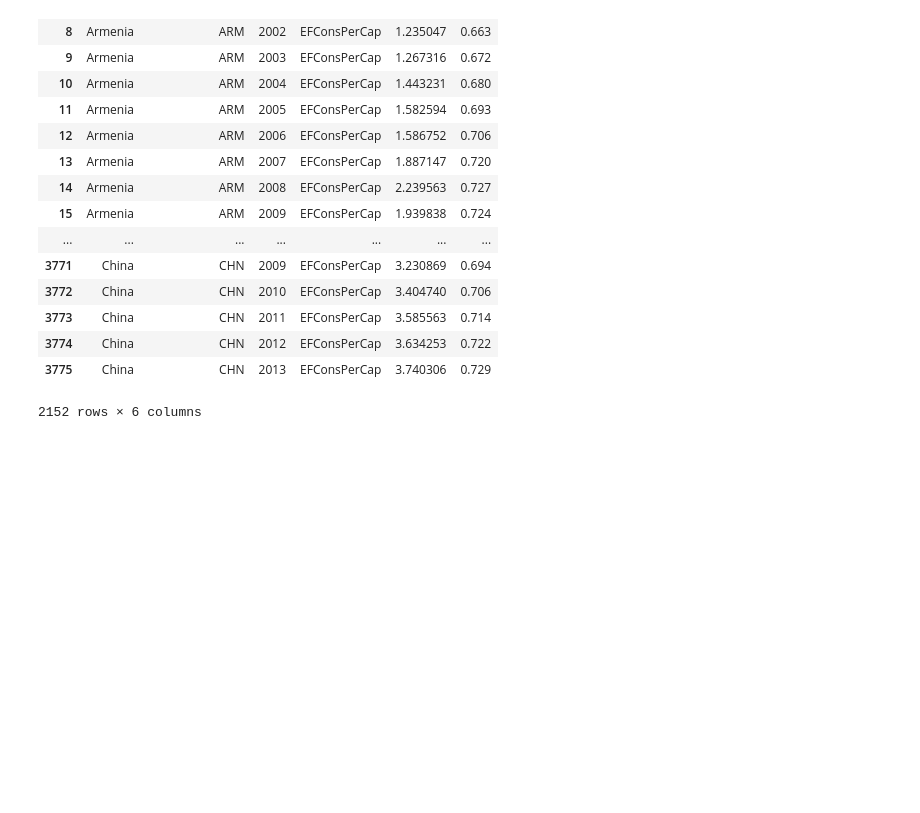
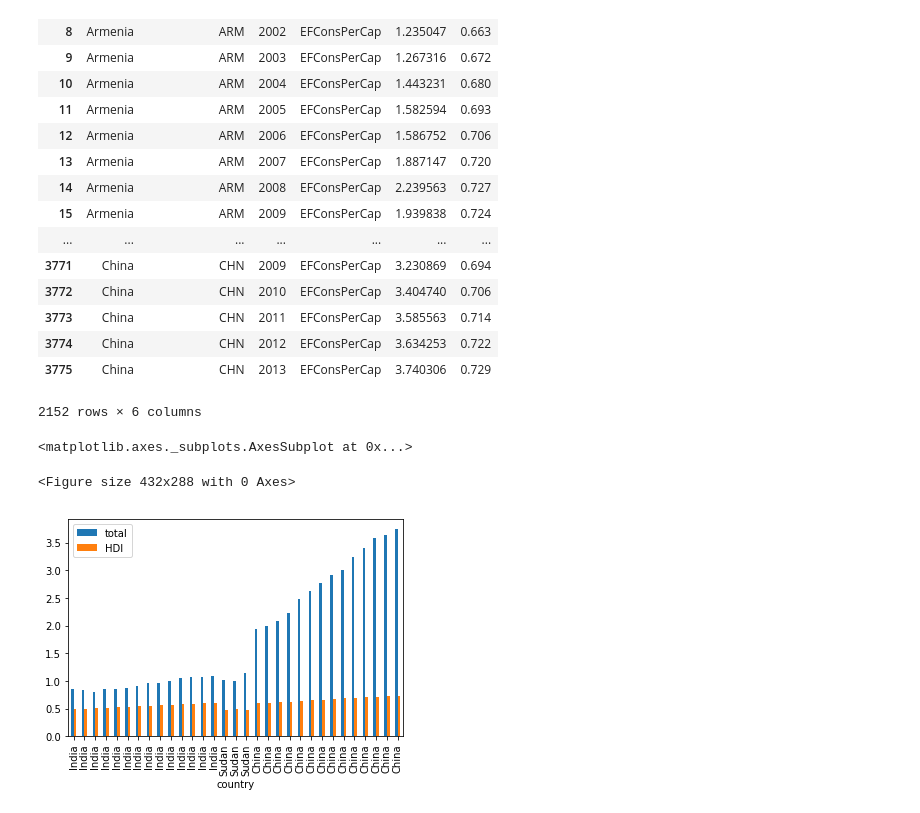
Before and after one commit to alhuang2/ecological-footprint, a Jupyter notebook: cleaned_data.ipynb, the cells around one changed output. Cells and saved outputs as stored; diff of their text form; code cells hidden in the pictures; blank space fills up the shorter version.

```diff
--- a/cleaned_data.ipynb
+++ b/cleaned_data.ipynb
@@ -304,3 +316,18 @@ hdiDF
 | 3774 | China | CHN | 2012 | EFConsPerCap | 3.634253 | 0.722 |
 | 3775 | China | CHN | 2013 | EFConsPerCap | 3.740306 | 0.729 |
 2152 rows × 6 columns
+# %%
+type(hdiDF)
+plt.figure()
+
+countries = ['China', 'Africa','India','United States of America','Sudan']
+
+hdiDF = hdiDF[hdiDF.country.isin(countries)]
+
+#hdiDF
+
+hdiDF.plot(kind='bar', x='country', y=['total', 'HDI'])
+# %% [output]
+<matplotlib.axes._subplots.AxesSubplot at 0x...>
+<Figure size 432x288 with 0 Axes>
+[figure, added]
```
Also changed, not shown: parts of 2 cells of this notebook.
